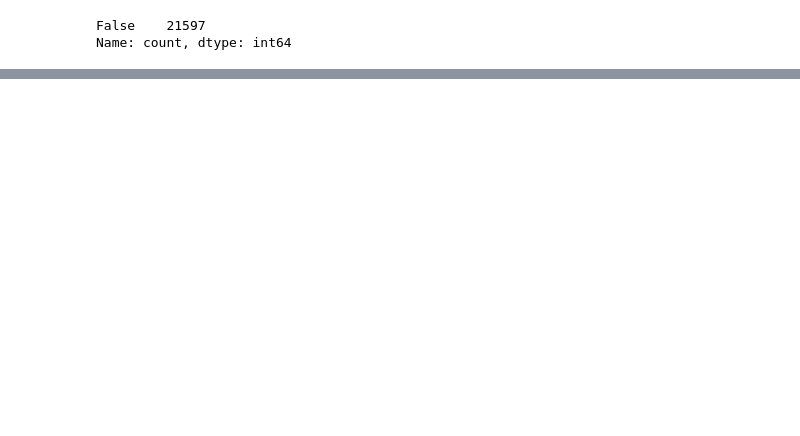
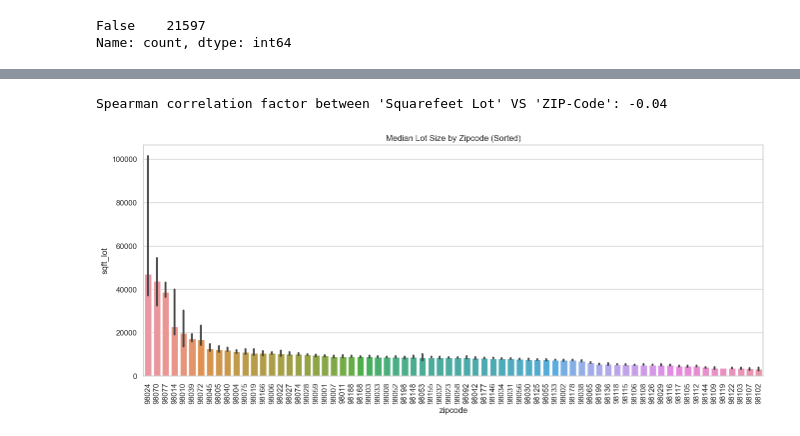
Before and after one commit to Jonaaa80/eda-project-JS, a Jupyter notebook: EDA.ipynb, the cells around one changed output, grey strips where cells are left out. Drawn from its saved outputs; the diff is of its cells as text; code cells hidden in the pictures; blank space fills up the shorter version.

```diff
--- a/EDA.ipynb
+++ b/EDA.ipynb
@@ -133,0 +261,24 @@ Name: count, dtype: int64
+# %%
+# spearman correlation between df_renovated.zipcode VS df_house_cl.sqft_lot
+corr_grade_zip_lot = df_house_cl.sqft_lot.corr(df_renovated.zipcode,method="spearman")
+print(f"Spearman correlation factor between 'Squarefeet Lot' VS 'ZIP-Code': {round(corr_grade_zip_lot, 2)}")
+# %% [output]
+Spearman correlation factor between 'Squarefeet Lot' VS 'ZIP-Code': -0.04
+# %%
+# Calculate median lot size per zipcode and sort
+median_lot_by_zip = df_house_cl.groupby('zipcode')['sqft_lot'].median().sort_values(ascending=False)
+
+# Use the sorted zipcodes for plotting
+plt.figure(figsize=(16, 6))
+sns.barplot(
+    x='zipcode',
+    y='sqft_lot',
+    data=df_house_cl,
+    order=median_lot_by_zip.index,
+    estimator=np.median
+)
+plt.xticks(rotation=90)
+plt.title('Median Lot Size by Zipcode (Sorted)')
+plt.show()
+# %% [output]
+[figure, added]
```
Also changed, not shown: parts of 26 cells of this notebook.
